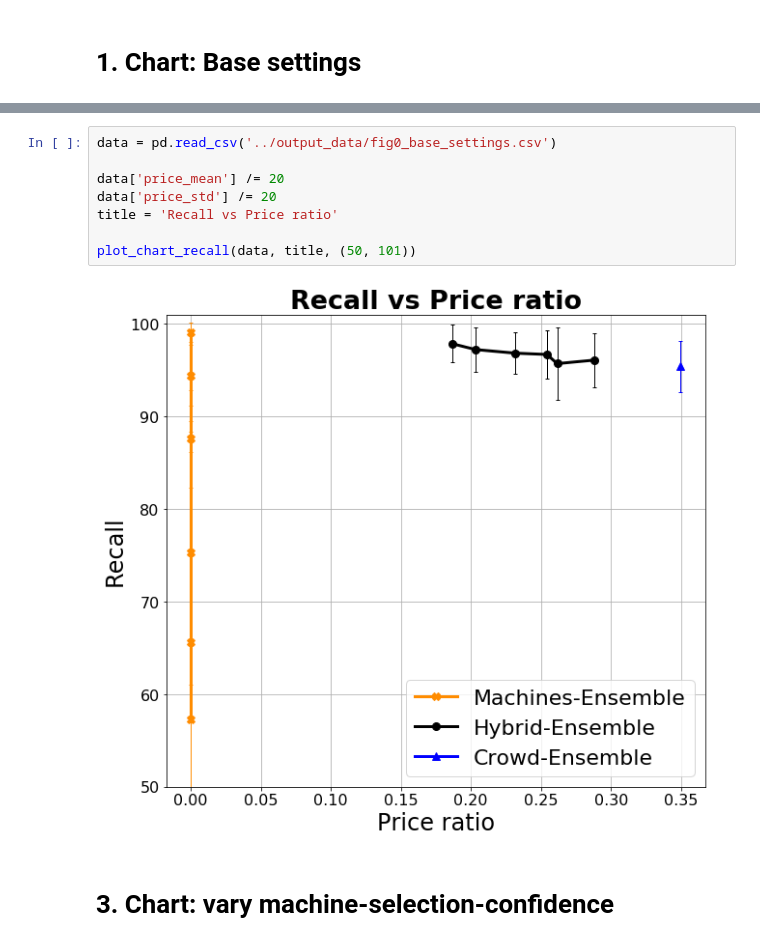
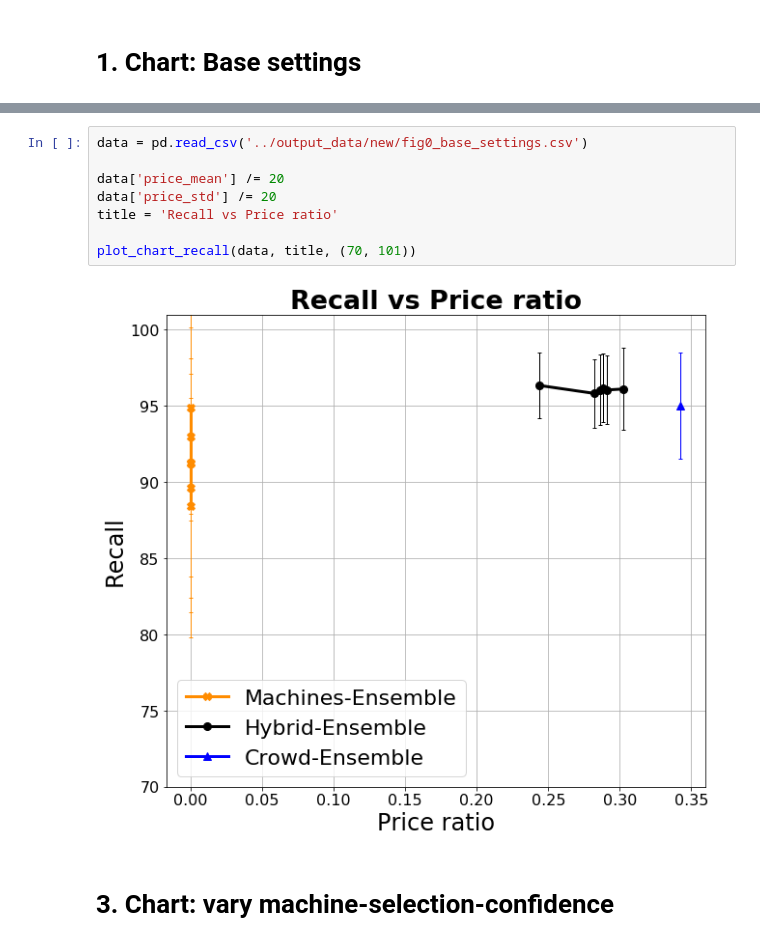
Before and after one commit to Evgeneus/crowd-machine-collaboration-for-item-screening, a Jupyter notebook: data/visualisation_scripts/ hybrid_algorithm_evaluation.ipynb, the cells around one changed output, grey strips where cells are left out. Saved outputs shown, nothing was run; the diff lists cells and outputs as text.

```diff
--- a/data/visualisation_scripts/ hybrid_algorithm_evaluation.ipynb
+++ b/data/visualisation_scripts/ hybrid_algorithm_evaluation.ipynb
@@ -106,13 +106,13 @@ plot_chart(data, title, (0.,2.))
 # %%
-data = pd.read_csv('../output_data/fig0_base_settings.csv')
+data = pd.read_csv('../output_data/new/fig0_base_settings.csv')
 
 data['price_mean'] /= 20
 data['price_std'] /= 20
 title = 'Recall vs Price ratio'
 
-plot_chart_recall(data, title, (50, 101))
+plot_chart_recall(data, title, (70, 101))
 # %% [output]
-[figure, old version]
+[figure, new version]
 # %% [markdown]
 # 3. Chart: vary machine-selection-confidence
 # %% [markdown]
```
Also changed, not shown: parts of 2 cells of this notebook.
